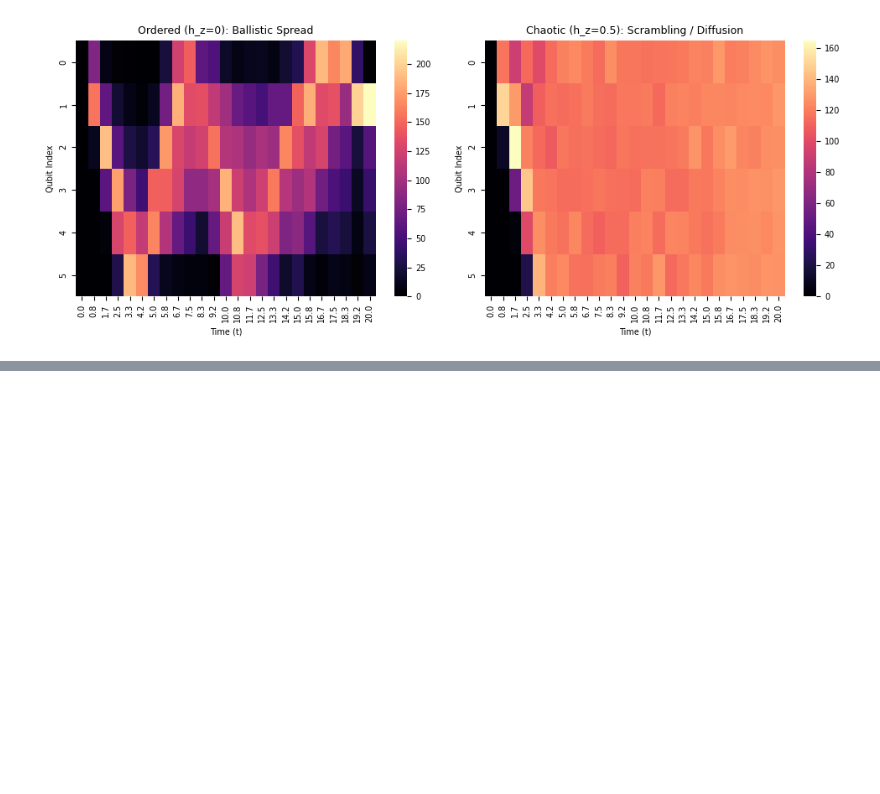
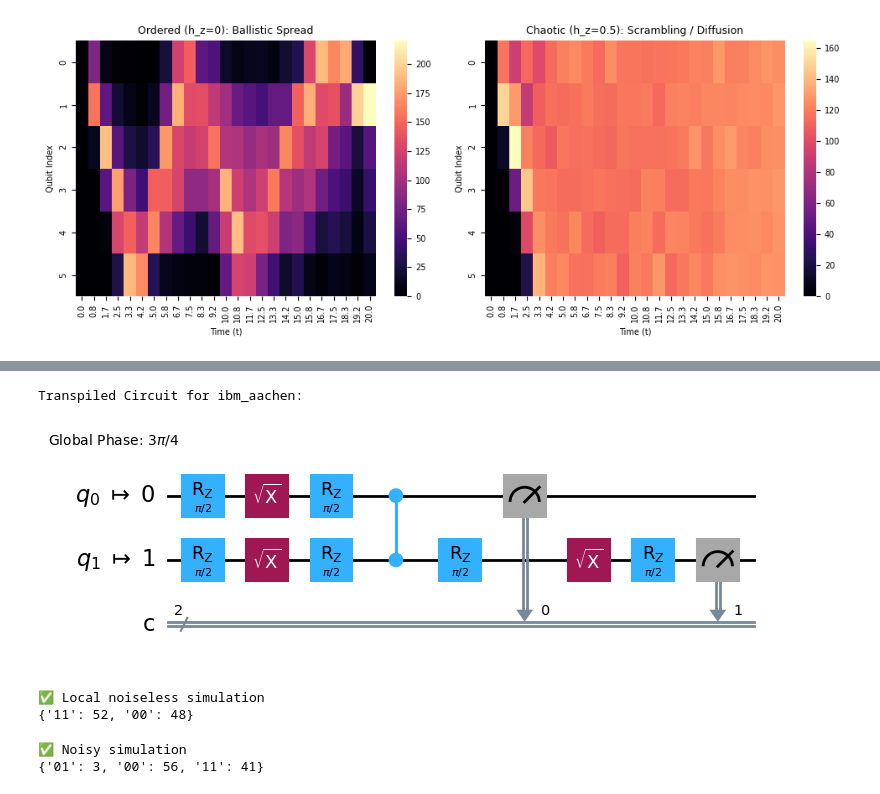
Before and after one commit to deltorobarba/science, a Jupyter notebook: science.ipynb, the cells around one changed output, grey strips where cells are left out. Drawn from its saved outputs; the diff is of its cells as text; code cells hidden in the pictures; blank space fills up the shorter version.

```diff
--- a/science.ipynb
+++ b/science.ipynb
@@ -374,0 +391,20 @@ plt.show()
+# %%
+# 1. Connect to IBM Quantum Service
+  # https://eu-de.quantum.cloud.ibm.com/computers
+  # https://eu-de.quantum.cloud.ibm.com/docs/de/guides/qpu-information
+
+print("✅ Connect to IBM Quantum")
+api_token = userdata.get('ibm-quantum')
+service = QiskitRuntimeService(channel='ibm_quantum_platform', token=api_token)
+
+print("\n✅ List of all backends")
+available_backends = service.backends()
+print("Available Quantum Backends:")
+for b in available_backends:
+    print(f"- {b.name} ({b.num_qubits} qubits)")
+
+print("\n✅ Select quantum backend")
+#backend = service.backend('ibm_strasbourg') # Choose directly
+backend = service.least_busy(simulator=False, operational=True) # Choose automatically
+print(f"✅ Selected backend: {backend.name} with {backend.num_qubits} qubits") #backend.target.operation_names
+print(f"Backend Operations: {backend.target.operation_names}")
@@ -374,0 +450,41 @@ plt.show()
+# %%
+# 3. Transpile circuit (Minimize number of SWAP operations and use most well-calibrated qubits)
+  # https://quantum.cloud.ibm.com/docs/en/guides/transpile#instruction-set-architecture
+  # https://quantum.cloud.ibm.com/docs/en/guides/transpiler-stages
+
+pm = generate_preset_pass_manager(backend=backend, optimization_level=1)
+isa_circuit = pm.run(qc)
+print(f"\nTranspiled Circuit for {backend.name}:")
+display(isa_circuit.draw("mpl"))
+# %% [output]
+Transpiled Circuit for ibm_aachen:
+[figure, added]
+# %%
+# 4. Local noiseless simulation
+print("\n✅ Local noiseless simulation")
+shots = 100
+local_sampler = LocalSampler()
+local_job = local_sampler.run(pubs=[(qc,)], shots=shots)
+local_result = local_job.result()
+local_counts = local_result[0].data.c.get_counts()
+print(local_counts)
+with open('noiseless_result.pkl', 'wb') as f:
+    pickle.dump(local_counts, f)
+# %% [output]
+✅ Local noiseless simulation
+{'11': 52, '00': 48}
+# %%
+# 5. Noisy simulation
+print("\n✅ Noisy simulation")
+noisy_backend = AerSimulator.from_backend(backend)
+pm_noisy = generate_preset_pass_manager(backend=noisy_backend, optimization_level=1)
+noisy_isa_circuit = pm_noisy.run(qc)
+noisy_job = noisy_backend.run(noisy_isa_circuit, shots=shots)
+noisy_result = noisy_job.result()
+noisy_counts = noisy_result.get_counts()
+print(noisy_counts)
+with open('noisy_result.pkl', 'wb') as f:
+    pickle.dump(noisy_counts, f)
+# %% [output]
+✅ Noisy simulation
+{'01': 3, '00': 56, '11': 41}
```
Also changed, not shown: parts of 8 cells of this notebook.
